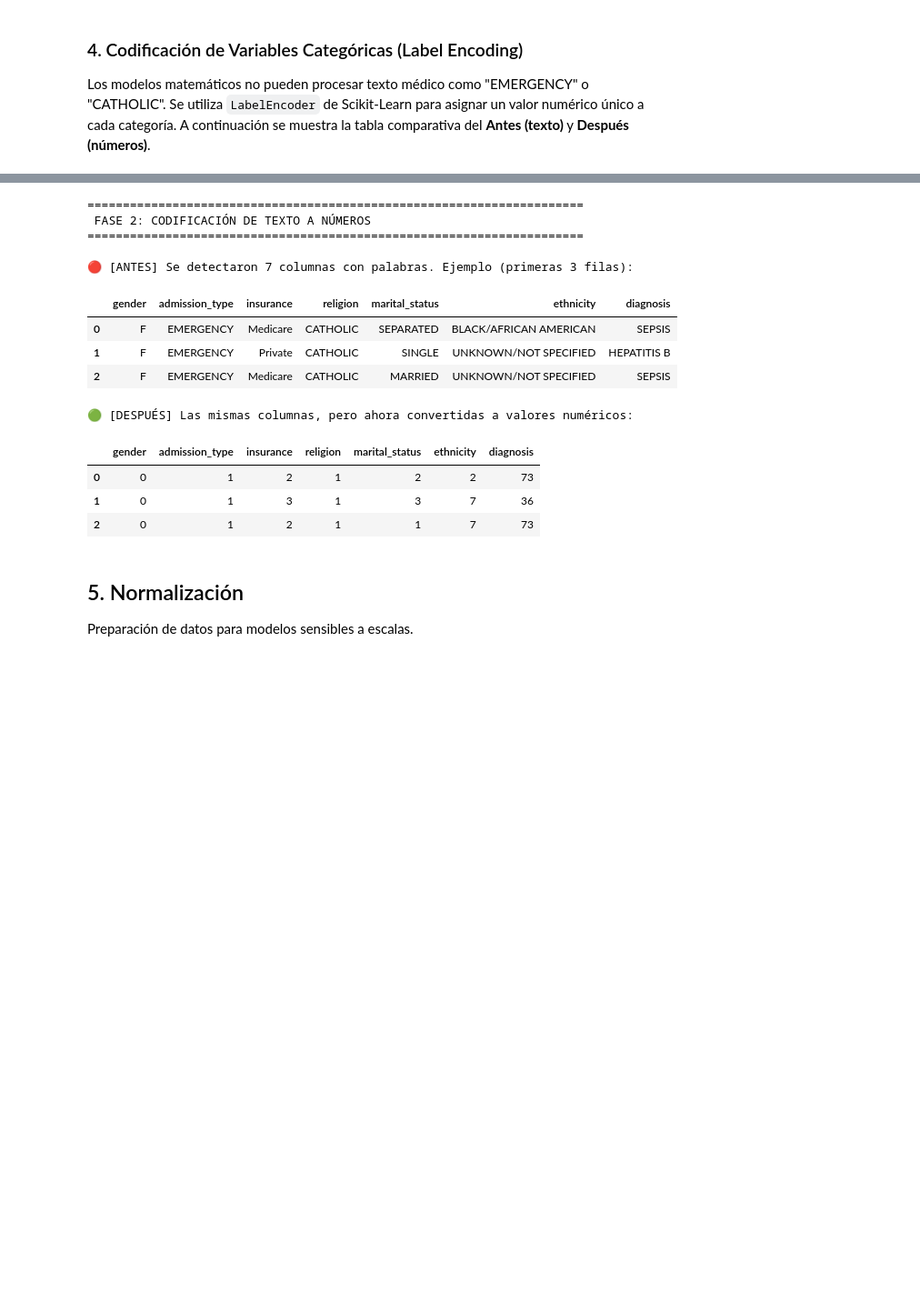
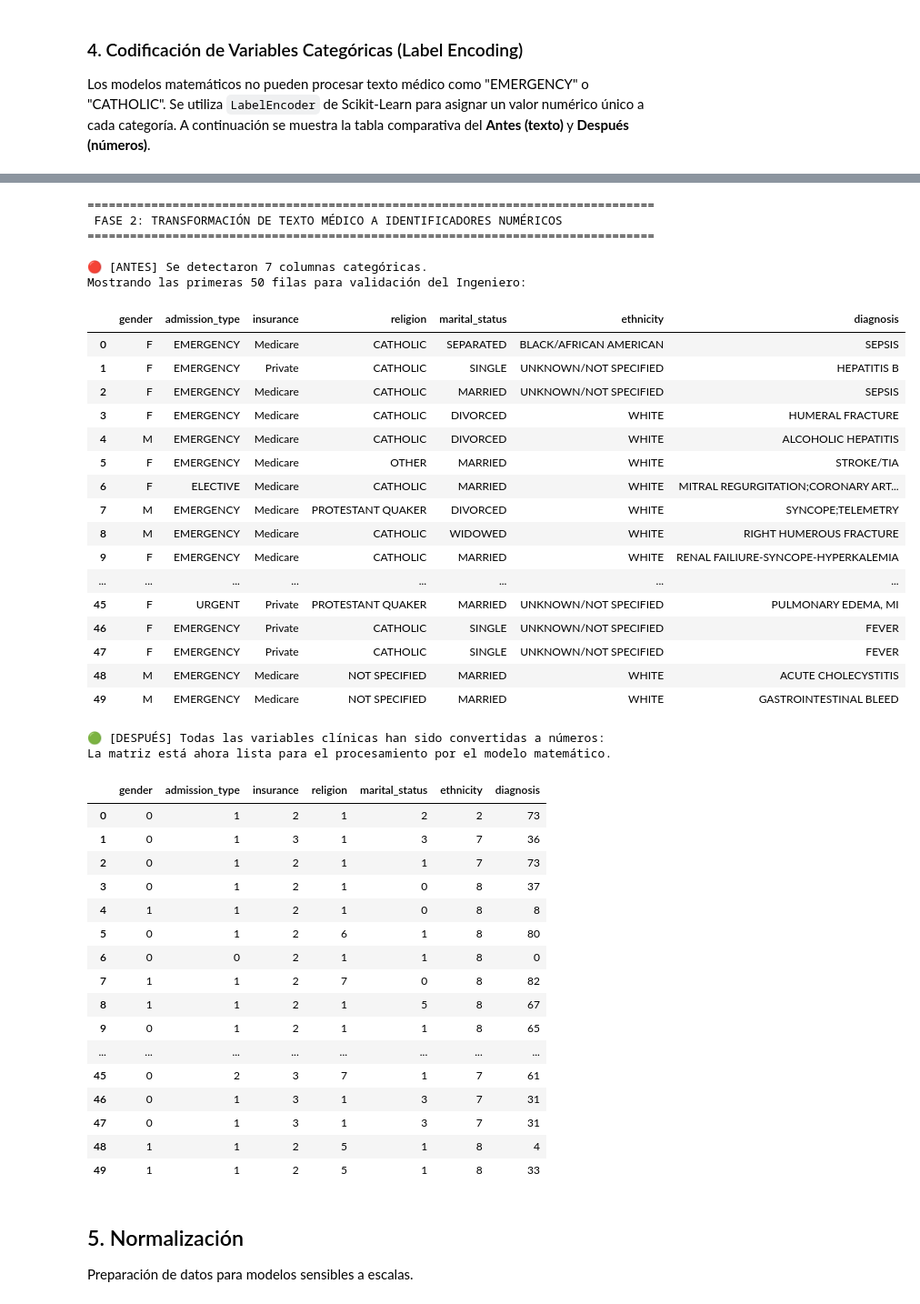
Before and after one commit to NelvaAdalit/Machine-Learning-SIS420-Datasets, a Jupyter notebook: 02MIMIC_III_Analysis.ipynb, the cells around one changed output, grey strips where cells are left out. Shown at 91% size. Cells and saved outputs as stored; diff of their text form; code cells hidden in the pictures; blank space fills up the shorter version.

```diff
--- a/02MIMIC_III_Analysis.ipynb
+++ b/02MIMIC_III_Analysis.ipynb
@@ -173,41 +182,83 @@ Transformación de texto a valores numéricos.
 # %%
 # ==============================================================================
-# 4. ANTES Y DESPUÉS: VARIABLES DE TEXTO (CATEGÓRICAS)
+# 4. ANTES Y DESPUÉS: CODIFICACIÓN DE TODAS LAS VARIABLES CATEGÓRICAS (50 FILAS)
 # ==============================================================================
-print("\n" + "="*70)
-print(" FASE 2: CODIFICACIÓN DE TEXTO A NÚMEROS")
-print("="*70)
+print("="*80)
+print(" FASE 2: TRANSFORMACIÓN DE TEXTO MÉDICO A IDENTIFICADORES NUMÉRICOS")
+print("="*80)
 
-# Detectar cuáles columnas son de texto
+# Configuramos pandas para visualizar el bloque completo solicitado
+pd.set_option('display.max_rows', 50)
+pd.set_option('display.max_columns', None)
+
+# Detectamos automáticamente las columnas que contienen texto (categorías)
 columnas_texto = df.select_dtypes(include=['object']).columns.tolist()
 
-# ANTES: Mostramos las filas y columnas originales
-print(f"\n🔴 [ANTES] Se detectaron {len(columnas_texto)} columnas con palabras. Ejemplo (primeras 3 filas):")
-display(df[columnas_texto].head(3))
+# ------------------------------------------------------------------------------
+# ANTES: Visualización de las categorías originales (Texto Médico)
+# ------------------------------------------------------------------------------
+print(f"\n🔴 [ANTES] Se detectaron {len(columnas_texto)} columnas categóricas.")
+print("Mostrando las primeras 50 filas para validación del Ingeniero:")
+display(df[columnas_texto].head(50))
 
-# PROCESO: Transformar con LabelEncoder
+# PROCESO: Transformación rigurosa con LabelEncoder
 encoder = LabelEncoder()
 for columna in columnas_texto:
+    # Aseguramos formato string antes de codificar para evitar errores de tipo
     df[columna] = encoder.fit_transform(df[columna].astype(str))
 
-# DESPUÉS: Mostramos las mismas filas y columnas, pero numéricas
-print("\n🟢 [DESPUÉS] Las mismas columnas, pero ahora convertidas a valores numéricos:")
-display(df[columnas_texto].head(3))
+# ------------------------------------------------------------------------------
+# DESPUÉS: Visualización de la codificación final
+# ------------------------------------------------------------------------------
+print("\n🟢 [DESPUÉS] Todas las variables clínicas han sido convertidas a números:")
+print("La matriz está ahora lista para el procesamiento por el modelo matemático.")
+display(df[columnas_texto].head(50))
+
+# Restauramos la configuración de visualización
+pd.reset_option('display.max_rows')
 # %% [output]
-======================================================================
- FASE 2: CODIFICACIÓN DE TEXTO A NÚMEROS
-======================================================================
+================================================================================
+ FASE 2: TRANSFORMACIÓN DE TEXTO MÉDICO A IDENTIFICADORES NUMÉRICOS
+================================================================================
 
-🔴 [ANTES] Se detectaron 7 columnas con palabras. Ejemplo (primeras 3 filas):
+🔴 [ANTES] Se detectaron 7 columnas categóricas.
+Mostrando las primeras 50 filas para validación del Ingeniero:
 |  | gender | admission_type | insurance | religion | marital_status | ethnicity | diagnosis |
 | 0 | F | EMERGENCY | Medicare | CATHOLIC | SEPARATED | BLACK/AFRICAN AMERICAN | SEPSIS |
 | 1 | F | EMERGENCY | Private | CATHOLIC | SINGLE | UNKNOWN/NOT SPECIFIED | HEPATITIS B |
 | 2 | F | EMERGENCY | Medicare | CATHOLIC | MARRIED | UNKNOWN/NOT SPECIFIED | SEPSIS |
+| 3 | F | EMERGENCY | Medicare | CATHOLIC | DIVORCED | WHITE | HUMERAL FRACTURE |
+| 4 | M | EMERGENCY | Medicare | CATHOLIC | DIVORCED | WHITE | ALCOHOLIC HEPATITIS |
+| 5 | F | EMERGENCY | Medicare | OTHER | MARRIED | WHITE | STROKE/TIA |
+| 6 | F | ELECTIVE | Medicare | CATHOLIC | MARRIED | WHITE | MITRAL REGURGITATION;CORONARY ART... |
+| 7 | M | EMERGENCY | Medicare | PROTESTANT QUAKER | DIVORCED | WHITE | SYNCOPE;TELEMETRY |
+| 8 | M | EMERGENCY | Medicare | CATHOLIC | WIDOWED | WHITE | RIGHT HUMEROUS FRACTURE |
+| 9 | F | EMERGENCY | Medicare | CATHOLIC | MARRIED | WHITE | RENAL FAILIURE-SYNCOPE-HYPERKALEMIA |
+| ... | ... | ... | ... | ... | ... | ... | ... |
+| 45 | F | URGENT | Private | PROTESTANT QUAKER | MARRIED | UNKNOWN/NOT SPECIFIED | PULMONARY EDEMA, MI |
+| 46 | F | EMERGENCY | Private | CATHOLIC | SINGLE | UNKNOWN/NOT SPECIFIED | FEVER |
+| 47 | F | EMERGENCY | Private | CATHOLIC | SINGLE | UNKNOWN/NOT SPECIFIED | FEVER |
+| 48 | M | EMERGENCY | Medicare | NOT SPECIFIED | MARRIED | WHITE | ACUTE CHOLECYSTITIS |
+| 49 | M | EMERGENCY | Medicare | NOT SPECIFIED | MARRIED | WHITE | GASTROINTESTINAL BLEED |
-🟢 [DESPUÉS] Las mismas columnas, pero ahora convertidas a valores numéricos:
+🟢 [DESPUÉS] Todas las variables clínicas han sido convertidas a números:
+La matriz está ahora lista para el procesamiento por el modelo matemático.
 |  | gender | admission_type | insurance | religion | marital_status | ethnicity | diagnosis |
 | 0 | 0 | 1 | 2 | 1 | 2 | 2 | 73 |
 | 1 | 0 | 1 | 3 | 1 | 3 | 7 | 36 |
 | 2 | 0 | 1 | 2 | 1 | 1 | 7 | 73 |
+| 3 | 0 | 1 | 2 | 1 | 0 | 8 | 37 |
+| 4 | 1 | 1 | 2 | 1 | 0 | 8 | 8 |
+| 5 | 0 | 1 | 2 | 6 | 1 | 8 | 80 |
+| 6 | 0 | 0 | 2 | 1 | 1 | 8 | 0 |
+| 7 | 1 | 1 | 2 | 7 | 0 | 8 | 82 |
+| 8 | 1 | 1 | 2 | 1 | 5 | 8 | 67 |
+| 9 | 0 | 1 | 2 | 1 | 1 | 8 | 65 |
+| ... | ... | ... | ... | ... | ... | ... | ... |
+| 45 | 0 | 2 | 3 | 7 | 1 | 7 | 61 |
+| 46 | 0 | 1 | 3 | 1 | 3 | 7 | 31 |
+| 47 | 0 | 1 | 3 | 1 | 3 | 7 | 31 |
+| 48 | 1 | 1 | 2 | 5 | 1 | 8 | 4 |
+| 49 | 1 | 1 | 2 | 5 | 1 | 8 | 33 |
 # %% [markdown]
 ## 5. Normalización
 Preparación de datos para modelos sensibles a escalas.
```
Also changed, not shown: parts of 3 cells of this notebook.
